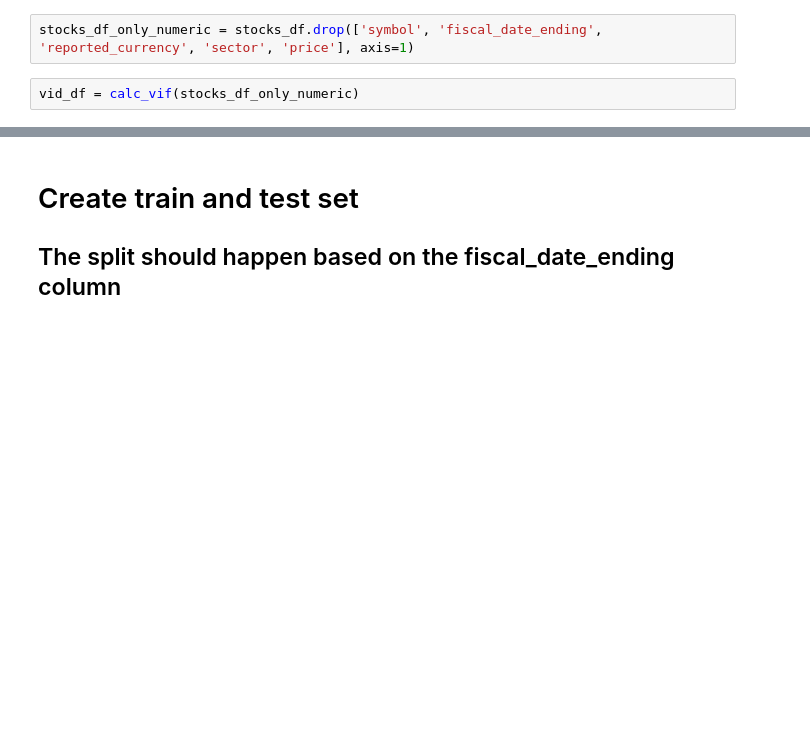
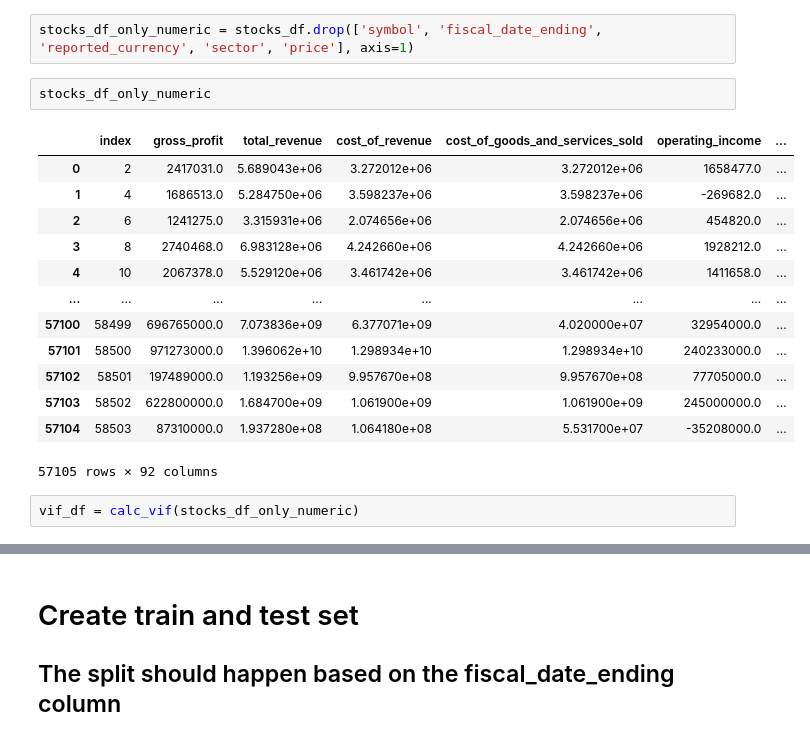
Before and after one commit to OrestisStefanou/InvestorAPI, a Jupyter notebook: analytics/notebooks/PricePrediction.ipynb, the cells around one changed output, grey strips where cells are left out. Saved outputs shown, nothing was run; the diff lists cells and outputs as text; blank space fills up the shorter version.

```diff
--- a/analytics/notebooks/PricePrediction.ipynb
+++ b/analytics/notebooks/PricePrediction.ipynb
@@ -112,6 +119,22 @@ def calc_vif(X):
     return(vif)
 # %%
 stocks_df_only_numeric = stocks_df.drop(['symbol', 'fiscal_date_ending', 'reported_currency', 'sector', 'price'], axis=1)
+# %%
+stocks_df_only_numeric
+# %% [output]
+|  | index | gross_profit | total_revenue | cost_of_revenue | cost_of_goods_and_services_sold | operating_income | ... |
+| 0 | 2 | 2417031.0 | 5.689043e+06 | 3.272012e+06 | 3.272012e+06 | 1658477.0 | ... |
+| 1 | 4 | 1686513.0 | 5.284750e+06 | 3.598237e+06 | 3.598237e+06 | -269682.0 | ... |
+| 2 | 6 | 1241275.0 | 3.315931e+06 | 2.074656e+06 | 2.074656e+06 | 454820.0 | ... |
+| 3 | 8 | 2740468.0 | 6.983128e+06 | 4.242660e+06 | 4.242660e+06 | 1928212.0 | ... |
+| 4 | 10 | 2067378.0 | 5.529120e+06 | 3.461742e+06 | 3.461742e+06 | 1411658.0 | ... |
+| ... | ... | ... | ... | ... | ... | ... | ... |
+| 57100 | 58499 | 696765000.0 | 7.073836e+09 | 6.377071e+09 | 4.020000e+07 | 32954000.0 | ... |
+| 57101 | 58500 | 971273000.0 | 1.396062e+10 | 1.298934e+10 | 1.298934e+10 | 240233000.0 | ... |
+| 57102 | 58501 | 197489000.0 | 1.193256e+09 | 9.957670e+08 | 9.957670e+08 | 77705000.0 | ... |
+| 57103 | 58502 | 622800000.0 | 1.684700e+09 | 1.061900e+09 | 1.061900e+09 | 245000000.0 | ... |
+| 57104 | 58503 | 87310000.0 | 1.937280e+08 | 1.064180e+08 | 5.531700e+07 | -35208000.0 | ... |
+57105 rows × 92 columns
 # %%
-vid_df = calc_vif(stocks_df_only_numeric)
+vif_df = calc_vif(stocks_df_only_numeric)
 # %%
```
Also changed, not shown: parts of 22 cells of this notebook, 2 other files.
